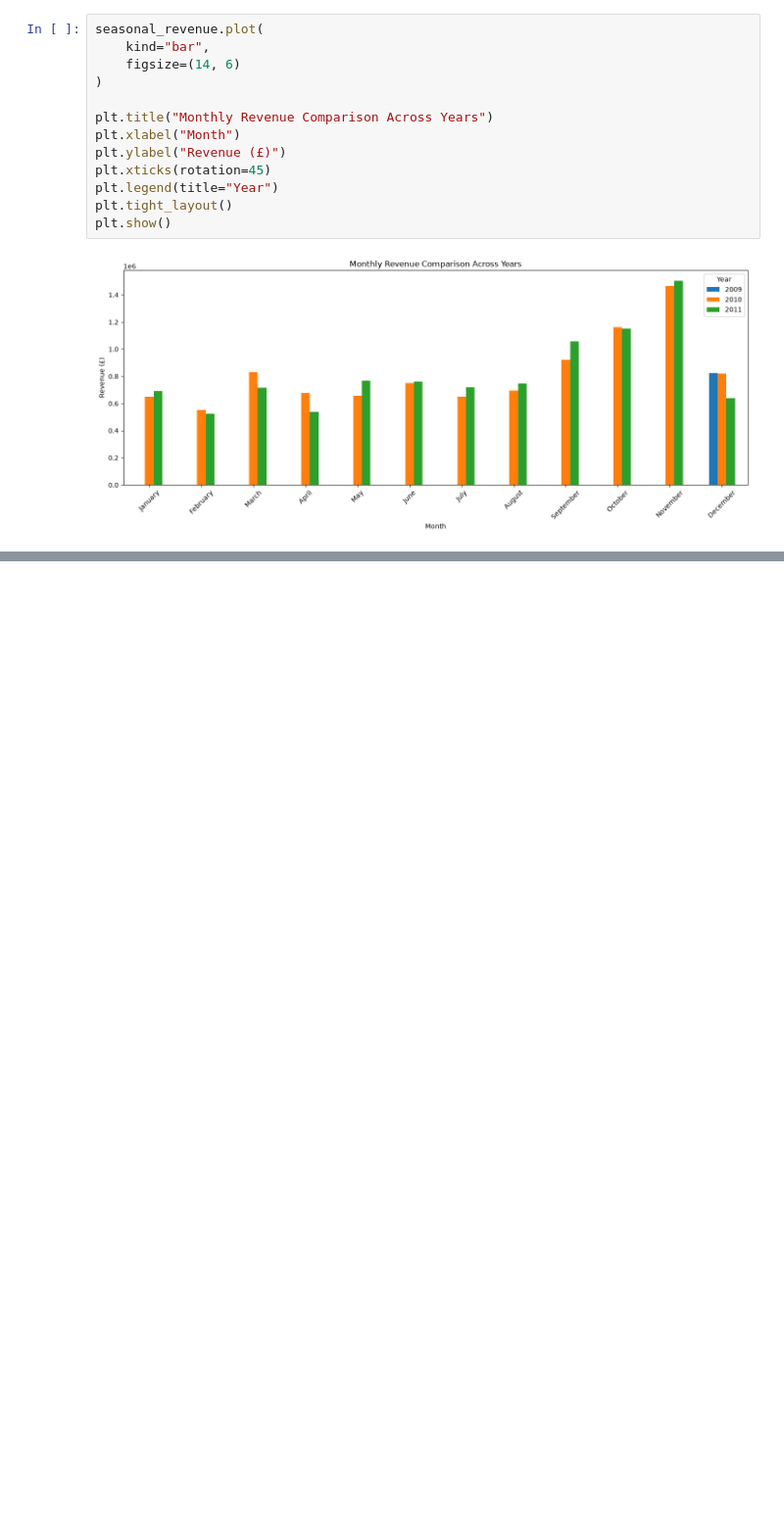
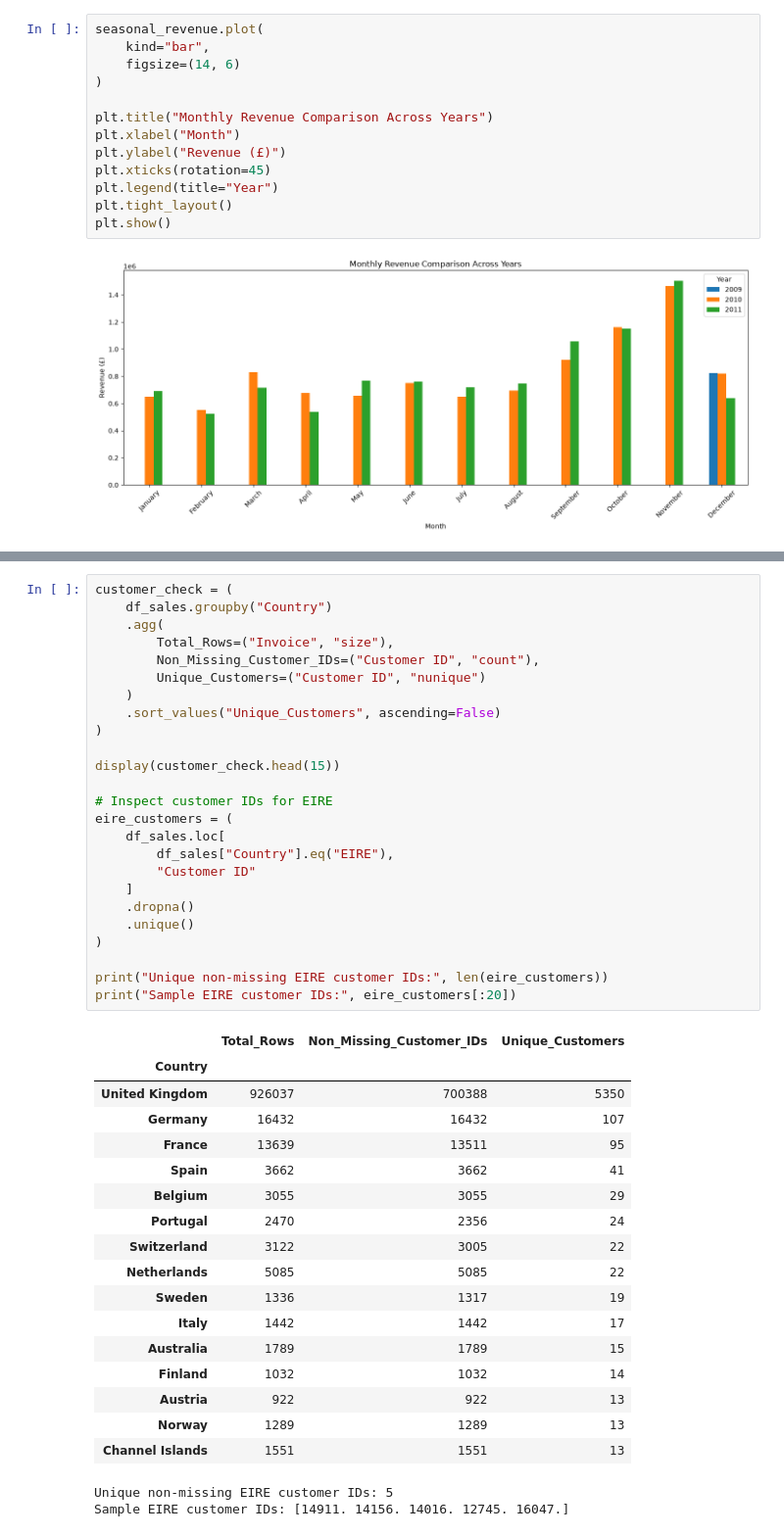
Before and after one commit to siddardha-007/retail-pulse-analytics, a Jupyter notebook: notebooks/03_feature_engineering.ipynb, the cells around one changed output, grey strips where cells are left out. Shown at 98% size. Cells and saved outputs as stored; diff of their text form; blank space fills up the shorter version.

```diff
--- a/notebooks/03_feature_engineering.ipynb
+++ b/notebooks/03_feature_engineering.ipynb
@@ -381,0 +559,45 @@ plt.show()
+# %%
+customer_check = (
+    df_sales.groupby("Country")
+    .agg(
+        Total_Rows=("Invoice", "size"),
+        Non_Missing_Customer_IDs=("Customer ID", "count"),
+        Unique_Customers=("Customer ID", "nunique")
+    )
+    .sort_values("Unique_Customers", ascending=False)
+)
+
+display(customer_check.head(15))
+
+# Inspect customer IDs for EIRE
+eire_customers = (
+    df_sales.loc[
+        df_sales["Country"].eq("EIRE"),
+        "Customer ID"
+    ]
+    .dropna()
+    .unique()
+)
+
+print("Unique non-missing EIRE customer IDs:", len(eire_customers))
+print("Sample EIRE customer IDs:", eire_customers[:20])
+# %% [output]
+|  | Total_Rows | Non_Missing_Customer_IDs | Unique_Customers |
+| Country |  |  |  |
+| United Kingdom | 926037 | 700388 | 5350 |
+| Germany | 16432 | 16432 | 107 |
+| France | 13639 | 13511 | 95 |
+| Spain | 3662 | 3662 | 41 |
+| Belgium | 3055 | 3055 | 29 |
+| Portugal | 2470 | 2356 | 24 |
+| Switzerland | 3122 | 3005 | 22 |
+| Netherlands | 5085 | 5085 | 22 |
+| Sweden | 1336 | 1317 | 19 |
+| Italy | 1442 | 1442 | 17 |
+| Australia | 1789 | 1789 | 15 |
+| Finland | 1032 | 1032 | 14 |
+| Austria | 922 | 922 | 13 |
+| Norway | 1289 | 1289 | 13 |
+| Channel Islands | 1551 | 1551 | 13 |
+Unique non-missing EIRE customer IDs: 5
+Sample EIRE customer IDs: [14911. 14156. 14016. 12745. 16047.]
```
Also changed, not shown: parts of 10 cells of this notebook.
